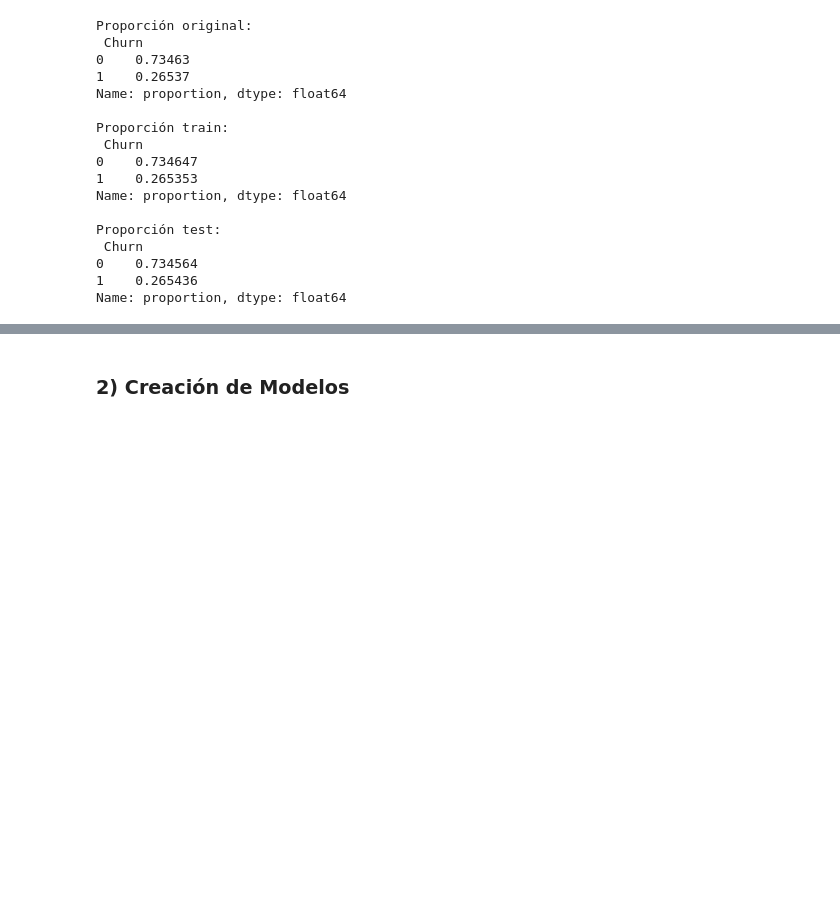
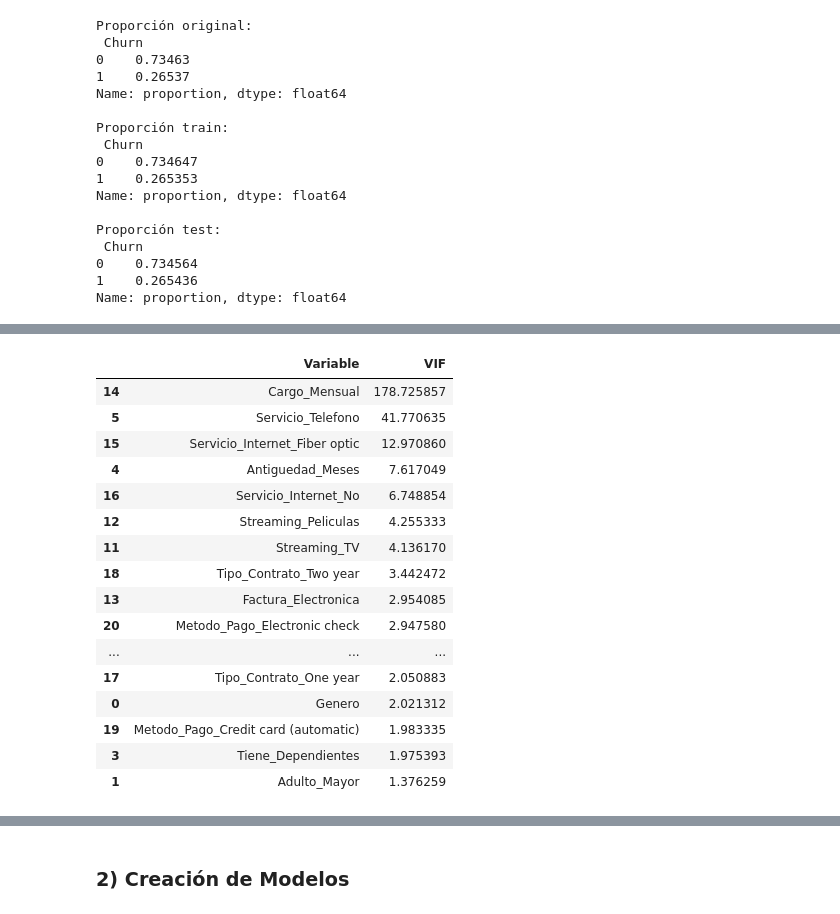
Before and after one commit to JuanCosco/TelecomX2JCT, a Jupyter notebook: DataScience.ipynb, the cells around one changed output, grey strips where cells are left out. Saved outputs shown, nothing was run; the diff lists cells and outputs as text; code cells hidden in the pictures; blank space fills up the shorter version.

```diff
--- a/DataScience.ipynb
+++ b/DataScience.ipynb
@@ -366,0 +425,39 @@ Name: proportion, dtype: float64
+# %%
+X_reduced = X.drop(columns=[
+    "Cuentas_Diarias",
+    "Cargo_Total",
+    "Cantidad_Servicios"
+])
+# %%
+from statsmodels.stats.outliers_influence import variance_inflation_factor
+import pandas as pd
+
+def calcular_vif(X_input):
+    vif_df = pd.DataFrame()
+    vif_df["Variable"] = X_input.columns
+    vif_df["VIF"] = [
+        variance_inflation_factor(X_input.values, i)
+        for i in range(X_input.shape[1])
+    ]
+    return vif_df.sort_values("VIF", ascending=False)
+
+vif_reduced = calcular_vif(X_reduced)
+vif_reduced
+# %% [output]
+|  | Variable | VIF |
+| 14 | Cargo_Mensual | 178.725857 |
+| 5 | Servicio_Telefono | 41.770635 |
+| 15 | Servicio_Internet_Fiber optic | 12.970860 |
+| 4 | Antiguedad_Meses | 7.617049 |
+| 16 | Servicio_Internet_No | 6.748854 |
+| 12 | Streaming_Peliculas | 4.255333 |
+| 11 | Streaming_TV | 4.136170 |
+| 18 | Tipo_Contrato_Two year | 3.442472 |
+| 13 | Factura_Electronica | 2.954085 |
+| 20 | Metodo_Pago_Electronic check | 2.947580 |
+| ... | ... | ... |
+| 17 | Tipo_Contrato_One year | 2.050883 |
+| 0 | Genero | 2.021312 |
+| 19 | Metodo_Pago_Credit card (automatic) | 1.983335 |
+| 3 | Tiene_Dependientes | 1.975393 |
+| 1 | Adulto_Mayor | 1.376259 |
```
Also changed, not shown: parts of 10 cells of this notebook.
